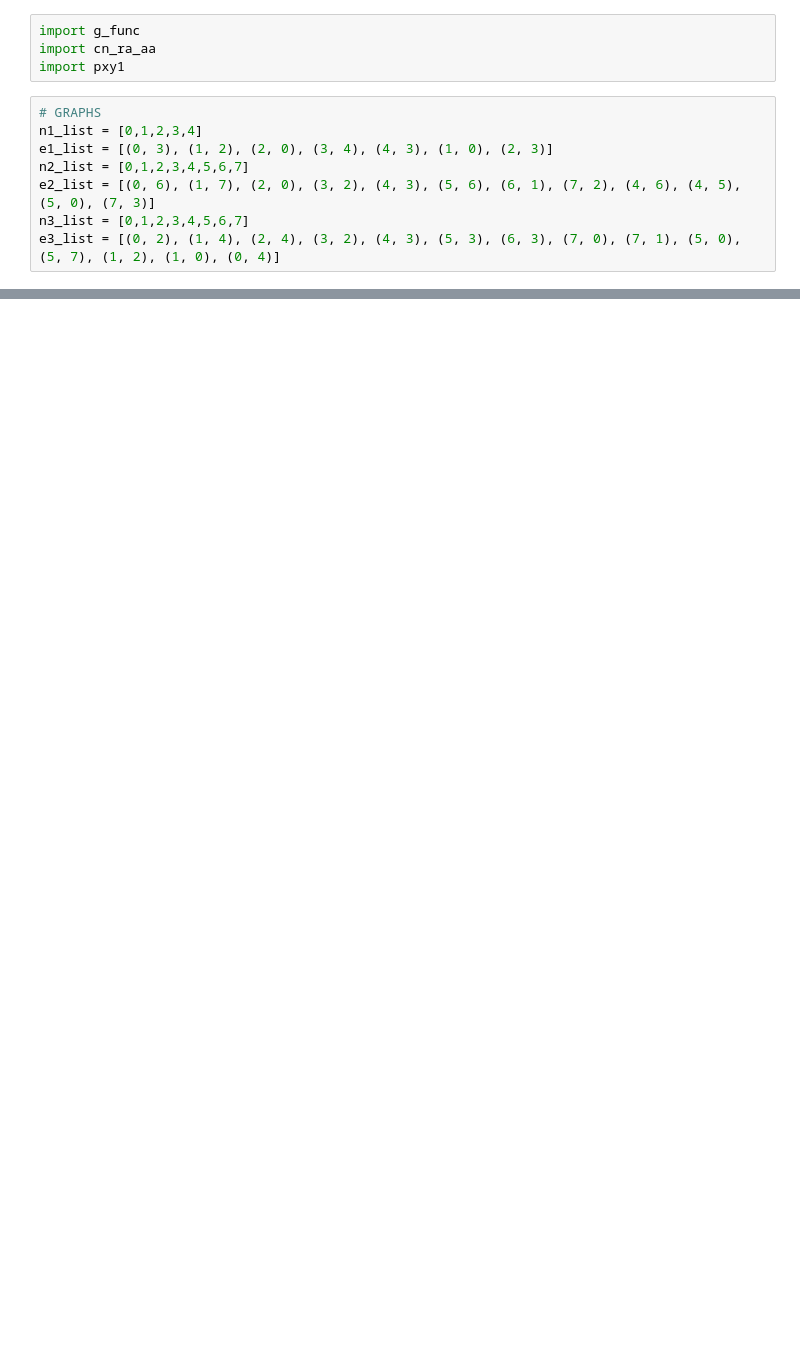
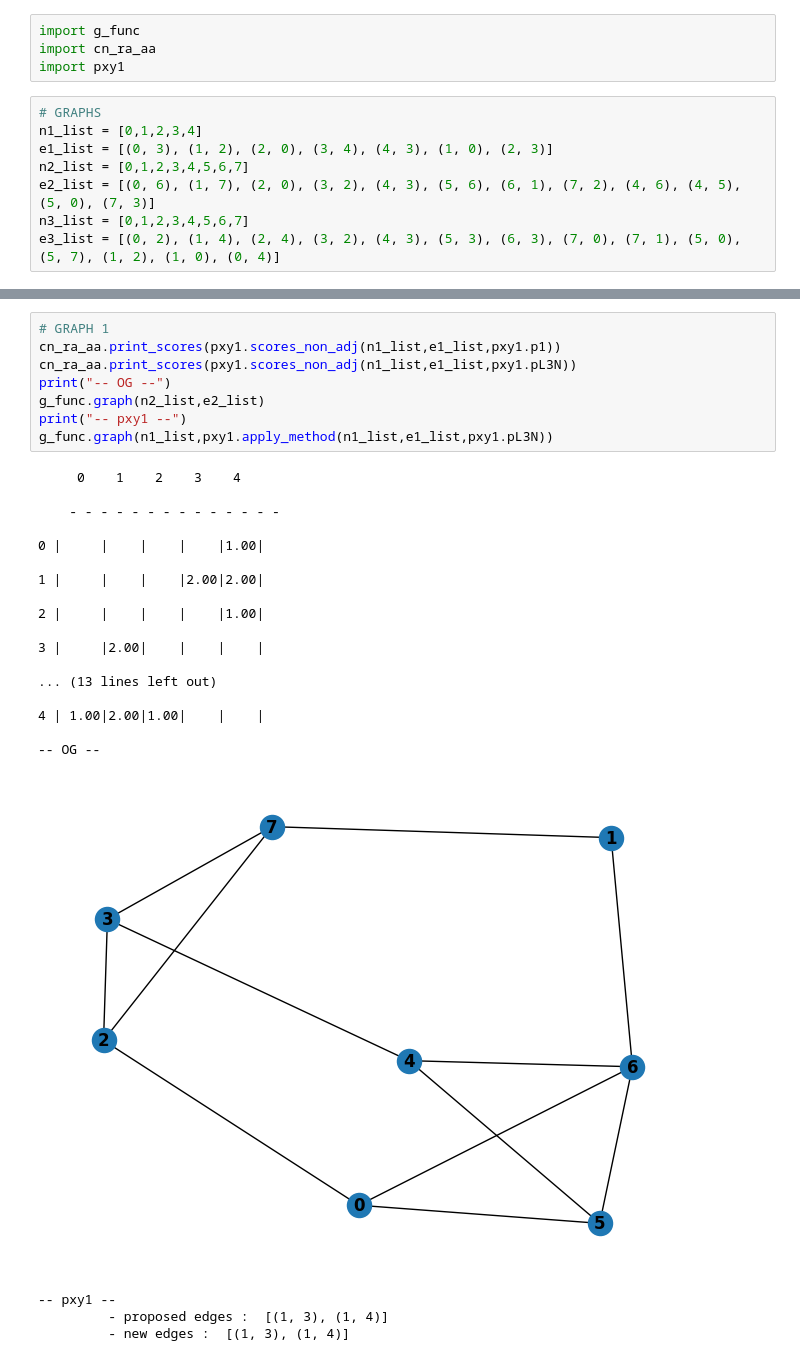
Before and after one commit to Ploenypp/PPI-L3, a Jupyter notebook: pxy.ipynb, the cells around one changed output, grey strips where cells are left out. Cells and saved outputs as stored; diff of their text form; blank space fills up the shorter version.

```diff
--- a/pxy.ipynb
+++ b/pxy.ipynb
@@ -100,0 +101,30 @@ g_func.graph(n3_list,pxy1.apply_method(n3_list,e3_list,pxy1.p1))
+# %%
+# GRAPH 1
+cn_ra_aa.print_scores(pxy1.scores_non_adj(n1_list,e1_list,pxy1.p1))
+cn_ra_aa.print_scores(pxy1.scores_non_adj(n1_list,e1_list,pxy1.pL3N))
+print("-- OG --")
+g_func.graph(n2_list,e2_list)
+print("-- pxy1 --")
+g_func.graph(n1_list,pxy1.apply_method(n1_list,e1_list,pxy1.pL3N))
+# %% [output]
+     0    1    2    3    4
+
+    - - - - - - - - - - - - - -
+
+0 |     |    |    |    |1.00|
+
+1 |     |    |    |2.00|2.00|
+
+2 |     |    |    |    |1.00|
+
+3 |     |2.00|    |    |    |
+
+... (13 lines left out)
+
+4 | 1.00|2.00|1.00|    |    |
+
+-- OG --
+[figure, added]
+-- pxy1 --
+         - proposed edges :  [(1, 3), (1, 4)]
+         - new edges :  [(1, 3), (1, 4)]
```
Also changed, not shown: parts of 5 cells of this notebook.
